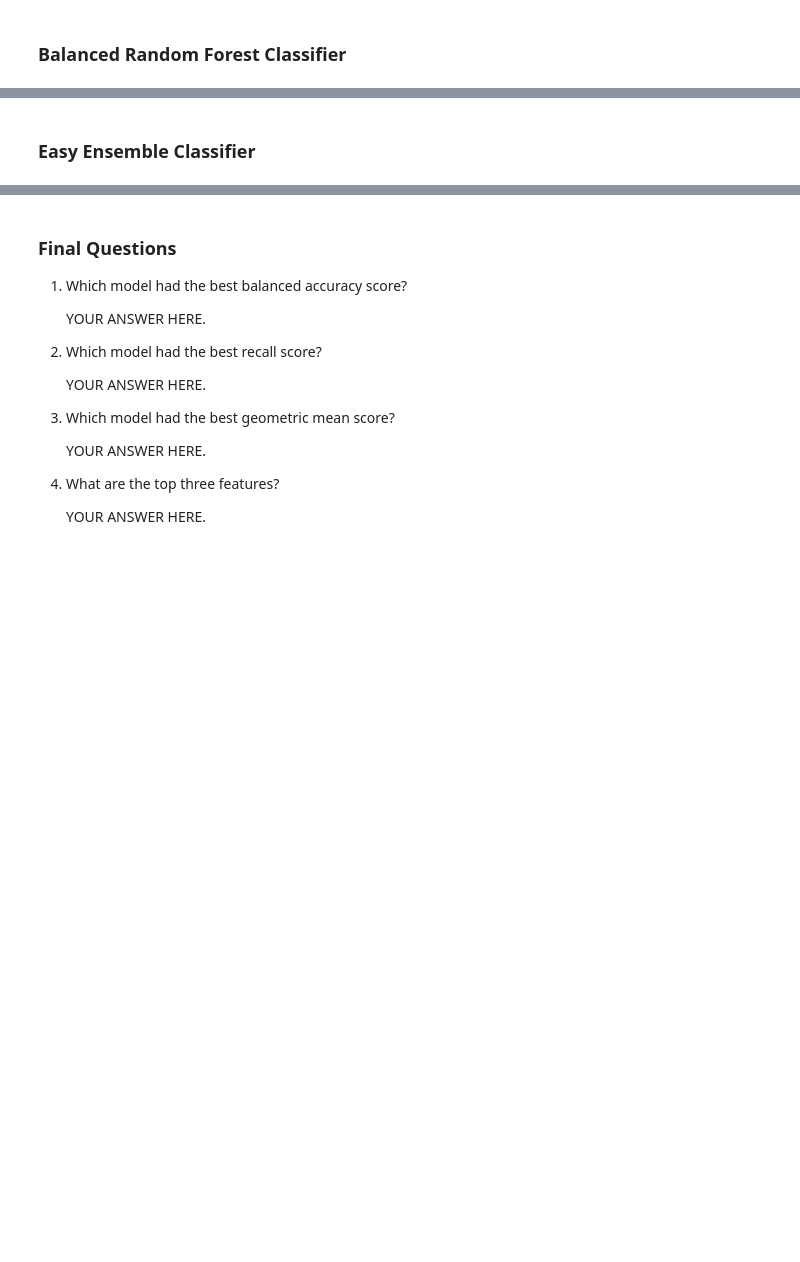
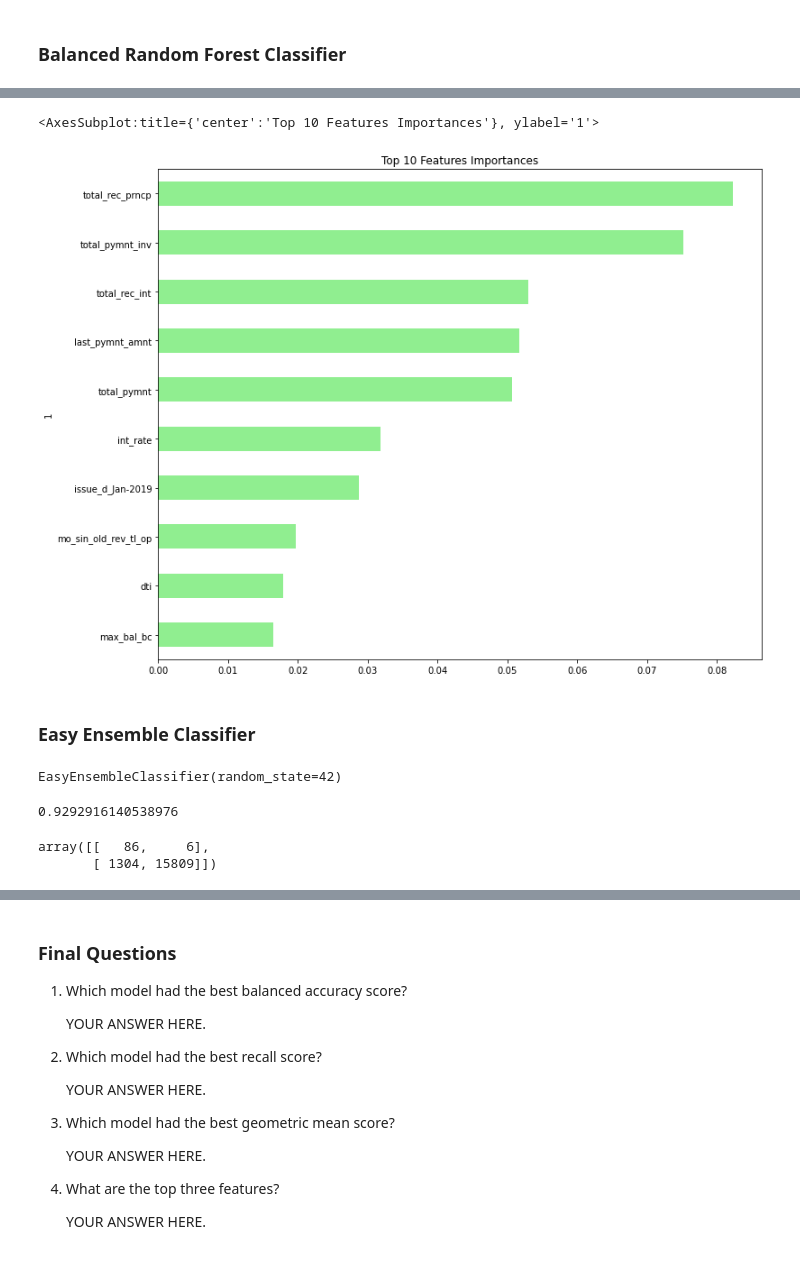
Before and after one commit to keanumanson/classification-homework-11, a Jupyter notebook: credit_risk_ensemble.ipynb, the cells around one changed output, grey strips where cells are left out. Cells and saved outputs as stored; diff of their text form; code cells hidden in the pictures; blank space fills up the shorter version.

```diff
--- a/credit_risk_ensemble.ipynb
+++ b/credit_risk_ensemble.ipynb
@@ -101,2 +155,8 @@ confusion_matrix()#y_test, y_pred
+# %%
+#top ten (for better visualisation)
+importances_sorted[-10:].plot(kind='barh', color='lightgreen', title= 'Top 10 Features Importances', legend=False, figsize=(12,10))
+# %% [output]
+<AxesSubplot:title={'center':'Top 10 Features Importances'}, ylabel='1'>
+[figure, added]
 # %% [markdown]
 ### Easy Ensemble Classifier
@@ -106,11 +163,23 @@ confusion_matrix()#y_test, y_pred
+# %%
+# Train the Classifier - scaled? data? or normal X_test?
+from imblearn.ensemble import EasyEnsembleClassifier
+eec = EasyEnsembleClassifier(random_state=42)
+eec.fit(X_train_scaled, y_train)
+# %% [output]
+EasyEnsembleClassifier(random_state=42)
 # %%
 # Calculated the balanced accuracy score
-
+y_pred = eec.predict(X_test_scaled)#or X_test_scaled?
+balanced_accuracy_score(y_test, y_pred)
 #y_pred = model.predict(X_test)
 #balanced_accuracy_score(y_test, y_pred)
+# %% [output]
+0.9292916140538976
 # %%
 # Display the confusion matrix
-
-confusion_matrix()#y_test, y_pred
+confusion_matrix(y_test, y_pred)
+# %% [output]
+array([[   86,     6],
+       [ 1304, 15809]])
 # %%
 # Print the imbalanced classification report
```
Also changed, not shown: parts of 14 cells of this notebook, 1 other file.
